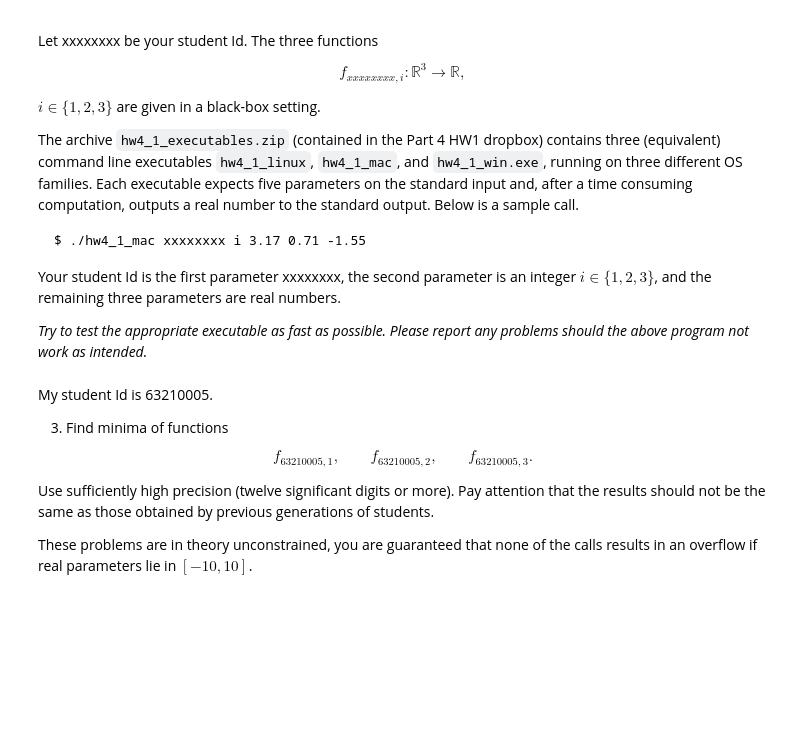
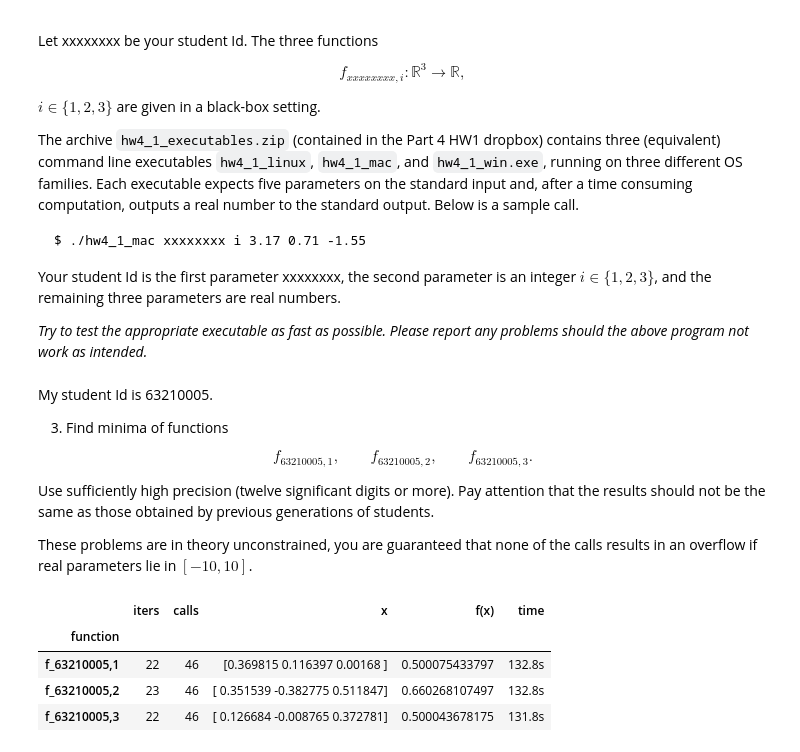
Before and after one commit to ta5946/mathematics-2, a Jupyter notebook: Assignment4/nm_method.ipynb, the cells around one changed output. Drawn from its saved outputs; the diff is of its cells as text; code cells hidden in the pictures; blank space fills up the shorter version.

```diff
--- a/Assignment4/nm_method.ipynb
+++ b/Assignment4/nm_method.ipynb
@@ -912,0 +1011,33 @@ These problems are in theory unconstrained, you are guaranteed that none of the
+# %%
+# uncomment to re-run (takes ~7 minutes)
+# data_nm = {}
+# for func_idx in range(1, 4):
+#     t0 = time.time()
+#     x, fval, iters, calls = nelder_mead_bb(
+#         lambda point, i=func_idx: f_blackbox(i, point),
+#         X0, diameter=1.0, tol=1e-12, time_limit=TIME_LIMIT,
+#     )
+#     elapsed = time.time() - t0
+#     data_nm[f'f_{STUDENT_ID},{func_idx}'] = {
+#         'iters': iters,
+#         'calls': calls,
+#         'x':     str(np.round(x, 6)),
+#         'f(x)':  f'{fval:.12f}',
+#         'time':  f'{elapsed:.1f}s',
+#     }
+
+data_nm = {
+    f'f_{STUDENT_ID},1': {'iters': 22, 'calls': 46, 'x': '[0.369815 0.116397 0.00168 ]',     'f(x)': '0.500075433797', 'time': '132.8s'},
+    f'f_{STUDENT_ID},2': {'iters': 23, 'calls': 46, 'x': '[ 0.351539 -0.382775  0.511847]',  'f(x)': '0.660268107497', 'time': '132.8s'},
+    f'f_{STUDENT_ID},3': {'iters': 22, 'calls': 46, 'x': '[ 0.126684 -0.008765  0.372781]',  'f(x)': '0.500043678175', 'time': '131.8s'},
+}
+
+df_nm = pd.DataFrame(data_nm).T
+df_nm.index.name = 'function'
+display(df_nm)
+# %% [output]
+|  | iters | calls | x | f(x) | time |
+| function |  |  |  |  |  |
+| f_63210005,1 | 22 | 46 | [0.369815 0.116397 0.00168 ] | 0.500075433797 | 132.8s |
+| f_63210005,2 | 23 | 46 | [ 0.351539 -0.382775 0.511847] | 0.660268107497 | 132.8s |
+| f_63210005,3 | 22 | 46 | [ 0.126684 -0.008765 0.372781] | 0.500043678175 | 131.8s |
```
Also changed, not shown: parts of 11 cells of this notebook, 1 other file.
